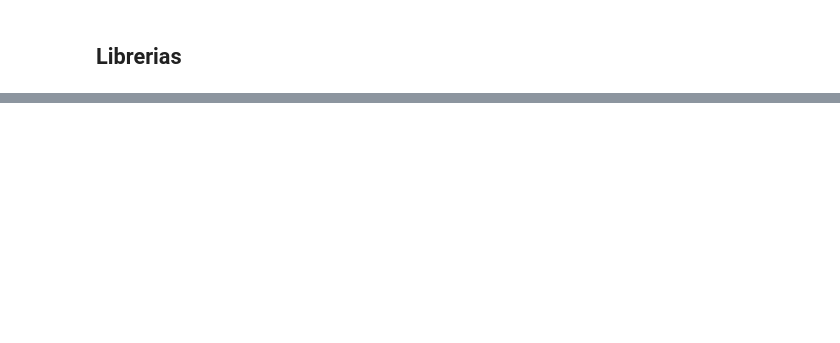
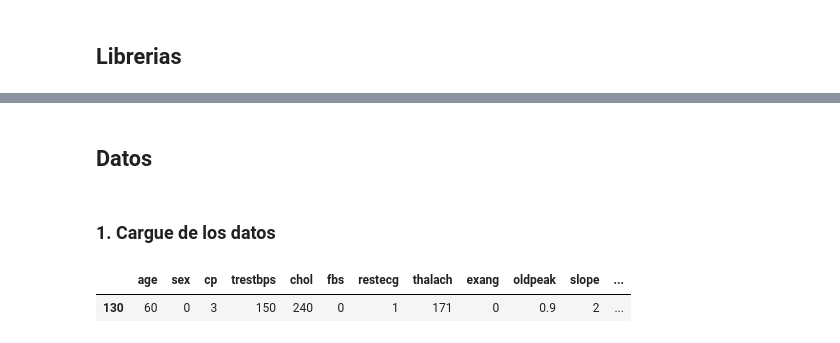
Before and after one commit to JuanFeA98/scikit-learn-professional, a Jupyter notebook: PCA.ipynb, the cells around one changed output, grey strips where cells are left out. Saved outputs shown, nothing was run; the diff lists cells and outputs as text; code cells hidden in the pictures; blank space fills up the shorter version.

```diff
--- a/PCA.ipynb
+++ b/PCA.ipynb
@@ -50,0 +34,4 @@ pr
+# %% [markdown]
+## **Datos**
+# %% [markdown]
+### **1. Cargue de los datos**
@@ -50,0 +41,5 @@ pr
+# %%
+df.sample()
+# %% [output]
+|  | age | sex | cp | trestbps | chol | fbs | restecg | thalach | exang | oldpeak | slope | ... |
+| 130 | 60 | 0 | 3 | 150 | 240 | 0 | 1 | 171 | 0 | 0.9 | 2 | ... |
```
Also changed, not shown: parts of 30 cells of this notebook, 1 other file.
